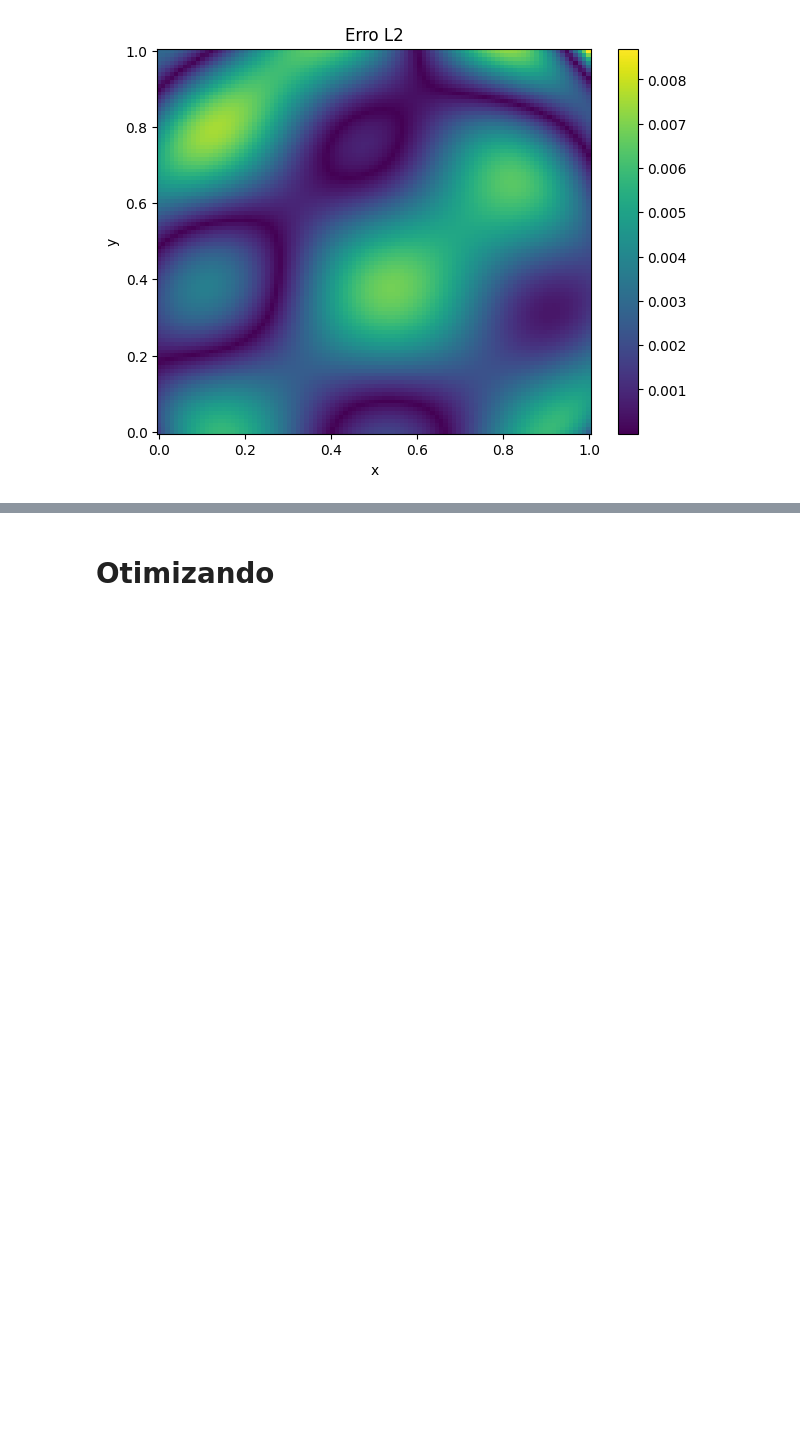
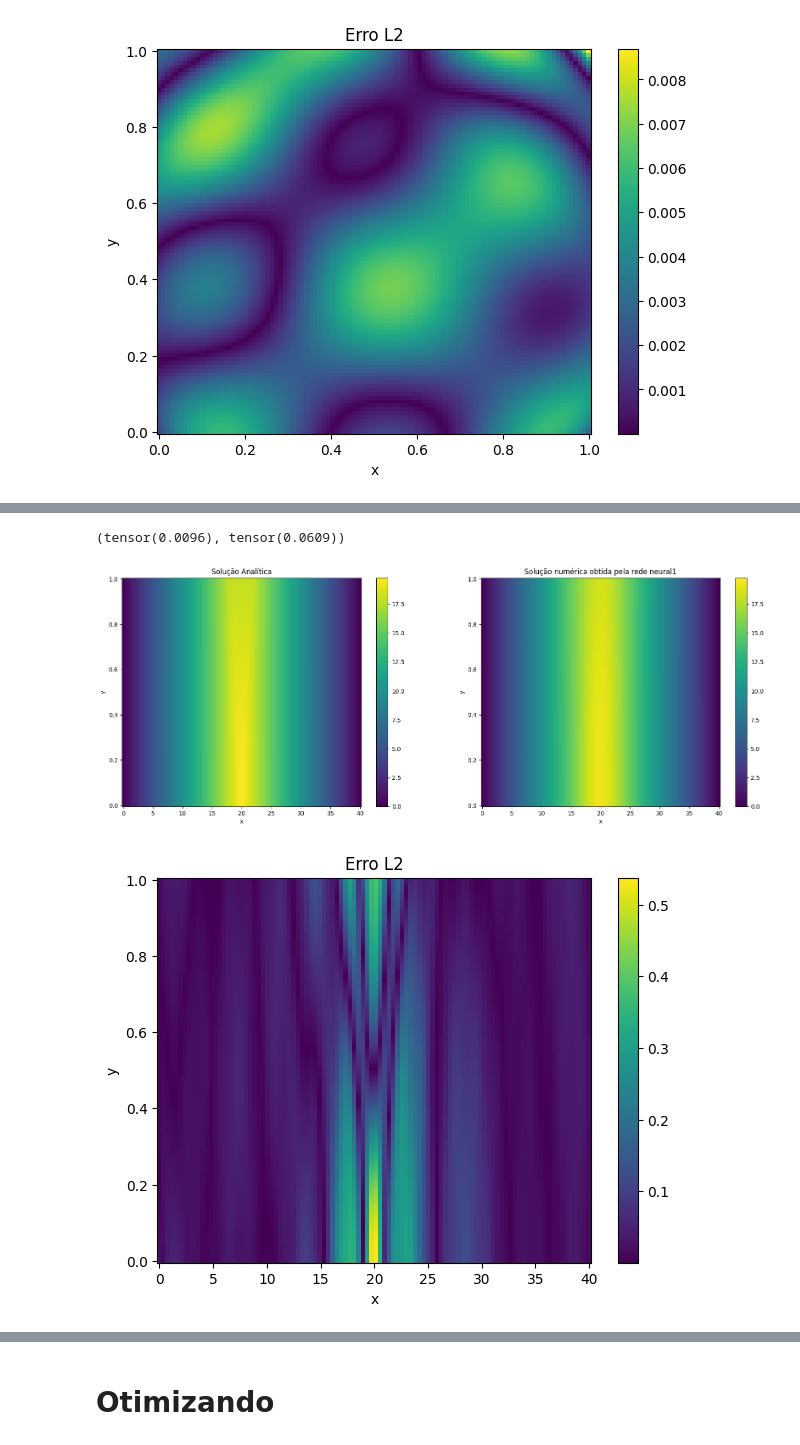
Before and after one commit to hdsnw/EDPs_Neural_network, a Jupyter notebook: MLP_GPU.ipynb, the cells around one changed output, grey strips where cells are left out. Saved outputs shown, nothing was run; the diff lists cells and outputs as text; code cells hidden in the pictures; blank space fills up the shorter version.

```diff
--- a/MLP_GPU.ipynb
+++ b/MLP_GPU.ipynb
@@ -215,0 +242,9 @@ fig1, fig2 = plot_solucao_erro_l2(net, Loss.solution_onda_2, a, b)
+# %%
+# Convertendo para tensor
+x = np.expand_dims(x, axis=0)
+t = np.expand_dims(t, axis=0)
+
+inp = torch.tensor(np.concatenate([x, t]).T, requires_grad=True)
+# %%
+device = "cuda" if torch.cuda.is_available() else "cpu"
+print(f"device: {device}")
@@ -215,0 +253,7 @@ fig1, fig2 = plot_solucao_erro_l2(net, Loss.solution_onda_2, a, b)
+# %%
+net = Net.Net(layers=[2, 10, 10, 10, 10, 1],
+              activation_functions=[nn.SiLU]*4,
+              loss=Loss.LossOndaCorda(taxa_aceleracao=1), # Loss.LossLaplace(taxa_aceleracao=1),
+              optimizer=optim.Adamax,
+              optimizer_params={'lr': 0.001},
+              device=device)
@@ -215,0 +281,2 @@ fig1, fig2 = plot_solucao_erro_l2(net, Loss.solution_onda_2, a, b)
+# %%
+epochs_array, loss_array = net.fit(x=inp, epochs=5000, nbatches=1, output_loss=True)
@@ -215,0 +289,9 @@ fig1, fig2 = plot_solucao_erro_l2(net, Loss.solution_onda_2, a, b)
+# %%
+metricas(net, Loss.solucao_onda_corda, a, b)
+# %% [output]
+(tensor(0.0096), tensor(0.0609))
+# %%
+fig1, fig2 = plot_solucao_erro_l2(net, Loss.solucao_onda_corda, a, b)
+# %% [output]
+[figure, added]
+[figure, added]
```
Also changed, not shown: parts of 81 cells of this notebook, 1 other file.
